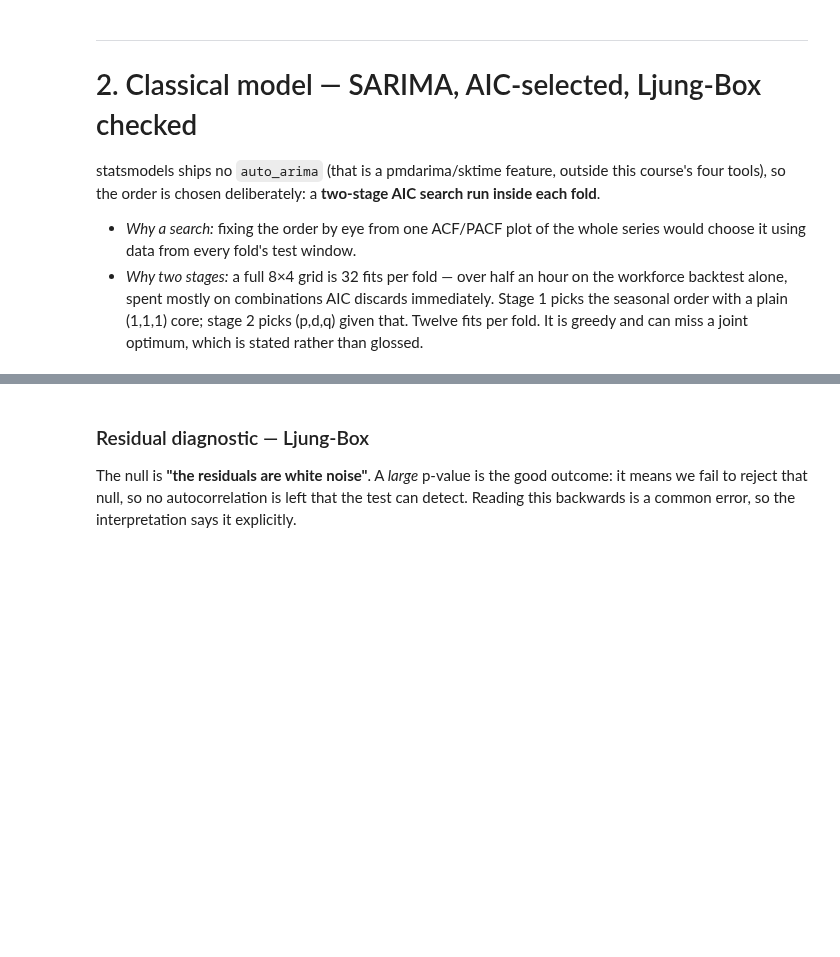
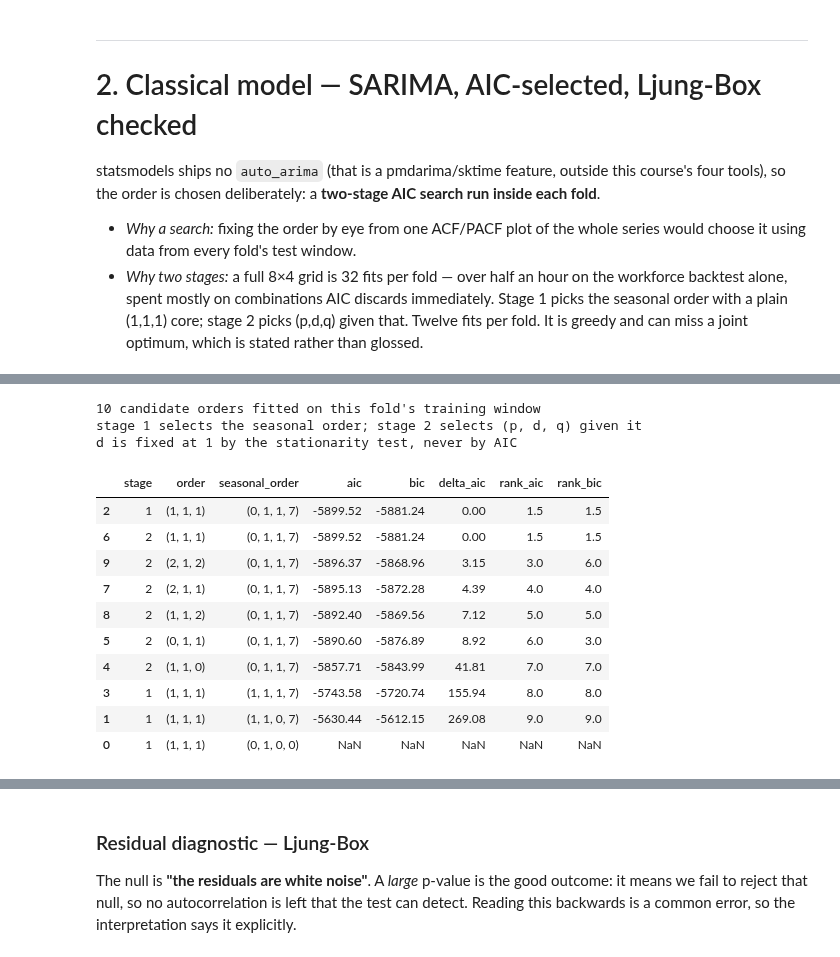
Before and after one commit to Abdullah-FZN/calibrated-forecast-backtesting, a Jupyter notebook: capstone_notebook.ipynb, the cells around one changed output, grey strips where cells are left out. Drawn from its saved outputs; the diff is of its cells as text; code cells hidden in the pictures; blank space fills up the shorter version.

```diff
--- a/capstone_notebook.ipynb
+++ b/capstone_notebook.ipynb
@@ -403,0 +416,30 @@ Fit time                   : 10.19s
+# %%
+sarima_candidates = pd.DataFrame(meta["candidates"])
+sarima_candidates["rank_aic"] = sarima_candidates["aic"].rank()
+sarima_candidates["rank_bic"] = sarima_candidates["bic"].rank()
+sarima_candidates["delta_aic"] = (sarima_candidates["aic"]
+                                  - sarima_candidates["aic"].min())
+print(f"{len(sarima_candidates)} candidate orders fitted on this fold's "
+      f"training window")
+print("stage 1 selects the seasonal order; stage 2 selects (p, d, q) given it")
+print(f"d is fixed at {meta['d_from_stationarity_test']} by the stationarity "
+      f"test, never by AIC")
+sarima_candidates.sort_values("aic")[
+    ["stage", "order", "seasonal_order", "aic", "bic",
+     "delta_aic", "rank_aic", "rank_bic"]
+].round(2)
+# %% [output]
+10 candidate orders fitted on this fold's training window
+stage 1 selects the seasonal order; stage 2 selects (p, d, q) given it
+d is fixed at 1 by the stationarity test, never by AIC
+|  | stage | order | seasonal_order | aic | bic | delta_aic | rank_aic | rank_bic |
+| 2 | 1 | (1, 1, 1) | (0, 1, 1, 7) | -5899.52 | -5881.24 | 0.00 | 1.5 | 1.5 |
+| 6 | 2 | (1, 1, 1) | (0, 1, 1, 7) | -5899.52 | -5881.24 | 0.00 | 1.5 | 1.5 |
+| 9 | 2 | (2, 1, 2) | (0, 1, 1, 7) | -5896.37 | -5868.96 | 3.15 | 3.0 | 6.0 |
+| 7 | 2 | (2, 1, 1) | (0, 1, 1, 7) | -5895.13 | -5872.28 | 4.39 | 4.0 | 4.0 |
+| 8 | 2 | (1, 1, 2) | (0, 1, 1, 7) | -5892.40 | -5869.56 | 7.12 | 5.0 | 5.0 |
+| 5 | 2 | (0, 1, 1) | (0, 1, 1, 7) | -5890.60 | -5876.89 | 8.92 | 6.0 | 3.0 |
+| 4 | 2 | (1, 1, 0) | (0, 1, 1, 7) | -5857.71 | -5843.99 | 41.81 | 7.0 | 7.0 |
+| 3 | 1 | (1, 1, 1) | (1, 1, 1, 7) | -5743.58 | -5720.74 | 155.94 | 8.0 | 8.0 |
+| 1 | 1 | (1, 1, 1) | (1, 1, 0, 7) | -5630.44 | -5612.15 | 269.08 | 9.0 | 9.0 |
+| 0 | 1 | (1, 1, 1) | (0, 1, 0, 0) | NaN | NaN | NaN | NaN | NaN |
```
Also changed, not shown: parts of 8 cells of this notebook, 19 other files.
